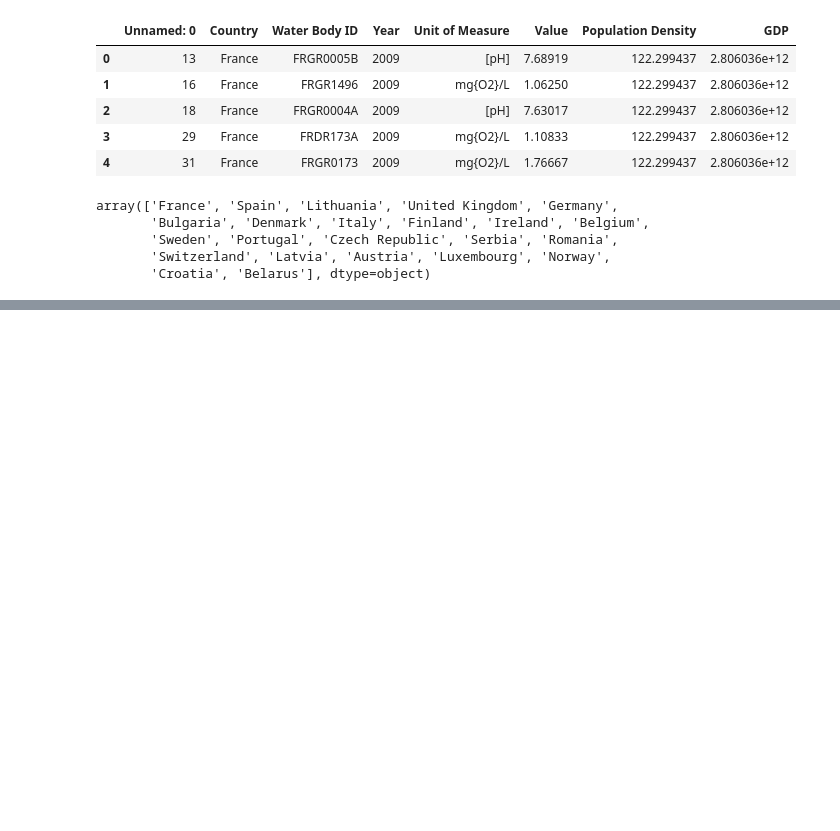
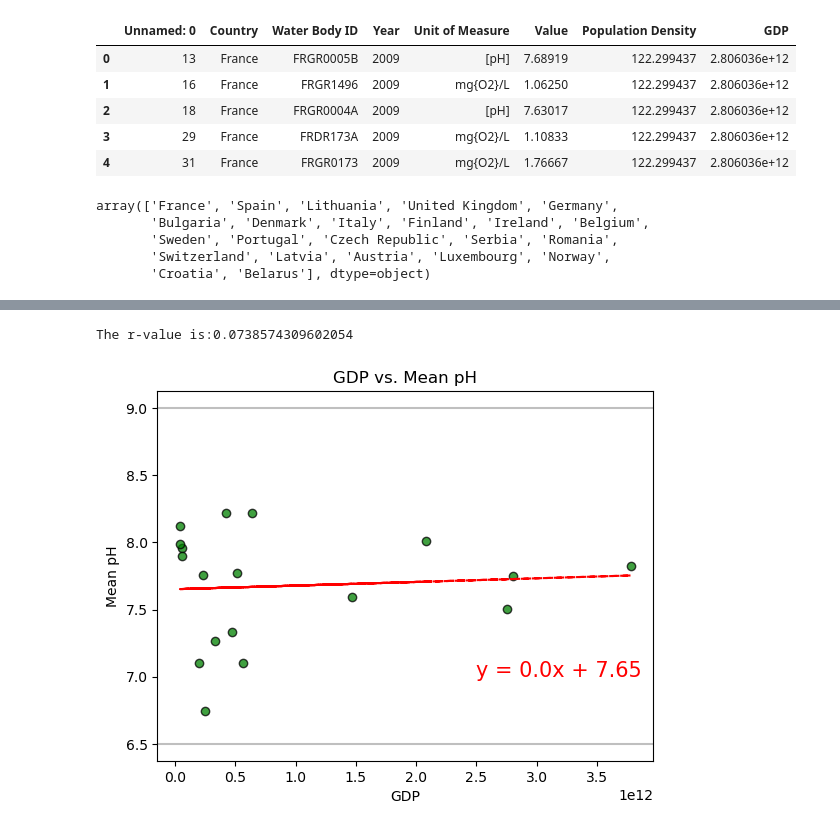
Before and after one commit to zhou0366/UMN_BootCamp_Project1_Group2, a Jupyter notebook: analysis.ipynb, the cells around one changed output, grey strips where cells are left out. Cells and saved outputs as stored; diff of their text form; code cells hidden in the pictures; blank space fills up the shorter version.

```diff
--- a/analysis.ipynb
+++ b/analysis.ipynb
@@ -74,0 +115,12 @@ france_bodies = france_water.groupby('Water Body ID').count()
+# %%
+#Create DF of Stats for pH - all years combined for each country
+pH = clean['Unit of Measure'] == '[pH]'
+
+Country_pH_Stats = clean[pH].groupby(['Country', 'GDP', 'Population Density']).agg({
+    'Value': ['mean', 'median', 'var', 'std', 'sem']
+}).reset_index()
+
+# Rename columns
+Country_pH_Stats.columns = ['Country', 'GDP', 'Population Density', 'Mean pH', 'Median pH',
+                    'pH Variance', 'pH Std. Dev.', 'pH Std. Err.']
+Country_pH_Stats.head()
@@ -74,0 +158,18 @@ france_bodies = france_water.groupby('Water Body ID').count()
+# %%
+# Build scatter plot with regression line for GDP vs Mean pH
+x_axis=Country_pH_Stats['GDP']
+y_axis=Country_pH_Stats['Mean pH']
+plt.axhline(y=6.5, color='gray', linestyle='-', alpha=0.5)
+plt.axhline(y=9, color='gray', linestyle='-', alpha=0.5)
+plt.scatter(x_axis, y_axis, marker='o', facecolors='green', edgecolors='black', alpha=0.75)
+Poss=2.5e12, 7
+LinReg(x_axis, y_axis, Poss)
+plt.title('GDP vs. Mean pH')
+plt.xlabel('GDP')
+plt.ylabel('Mean pH')
+# Save the figure
+# plt.savefig("output_data/GDP_MeanpH_ScatterRegression.png")
+plt.show()
+# %% [output]
+The r-value is:0.0738574309602054
+[figure, added]
```
Also changed, not shown: parts of 7 cells of this notebook, 2 other files.
